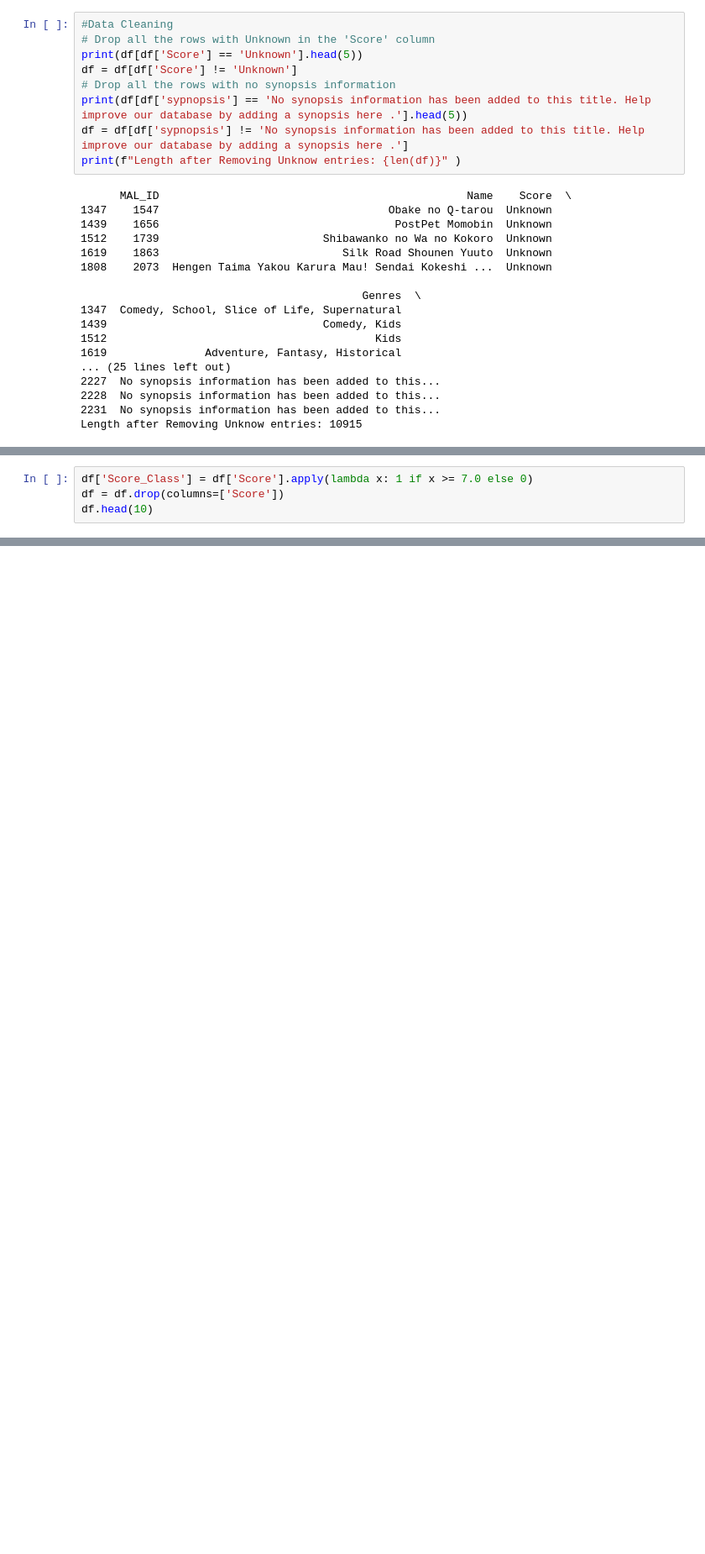
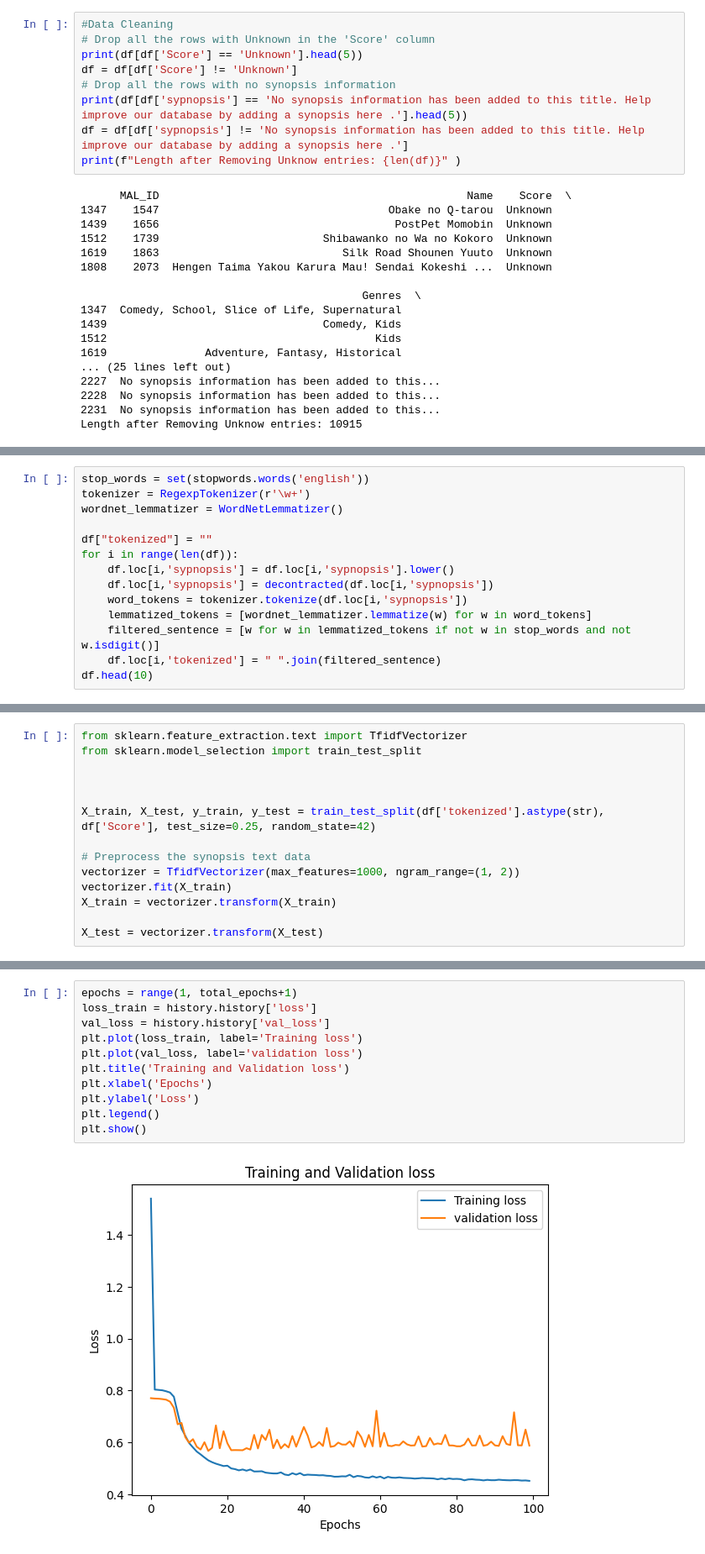
Before and after one commit to AlFarabiDHK/Anime-Recommender, a Jupyter notebook: NLP_mal.ipynb, the cells around one changed output, grey strips where cells are left out. Shown at 84% size. Drawn from its saved outputs; the diff is of its cells as text; blank space fills up the shorter version.

```diff
--- a/NLP_mal.ipynb
+++ b/NLP_mal.ipynb
@@ -275,4 +99,0 @@ Test MSE: 1.7506284838573914e+16
-# %%
-df['Score_Class'] = df['Score'].apply(lambda x: 1 if x >= 7.0 else 0)
-df = df.drop(columns=['Score'])
-df.head(10)
@@ -483,0 +120,14 @@ RuntimeError: Data adapters should be mutually exclusive for handling inputs. Fo
+# %%
+stop_words = set(stopwords.words('english'))
+tokenizer = RegexpTokenizer(r'\w+')
+wordnet_lemmatizer = WordNetLemmatizer()
+
+df["tokenized"] = ""
+for i in range(len(df)):
+    df.loc[i,'sypnopsis'] = df.loc[i,'sypnopsis'].lower()
+    df.loc[i,'sypnopsis'] = decontracted(df.loc[i,'sypnopsis'])
+    word_tokens = tokenizer.tokenize(df.loc[i,'sypnopsis'])
+    lemmatized_tokens = [wordnet_lemmatizer.lemmatize(w) for w in word_tokens]
+    filtered_sentence = [w for w in lemmatized_tokens if not w in stop_words and not w.isdigit()]
+    df.loc[i,'tokenized'] = " ".join(filtered_sentence)
+df.head(10)
@@ -483,0 +148,14 @@ RuntimeError: Data adapters should be mutually exclusive for handling inputs. Fo
+# %%
+from sklearn.feature_extraction.text import TfidfVectorizer
+from sklearn.model_selection import train_test_split
+
+
+
+X_train, X_test, y_train, y_test = train_test_split(df['tokenized'].astype(str), df['Score'], test_size=0.25, random_state=42)
+
+# Preprocess the synopsis text data
+vectorizer = TfidfVectorizer(max_features=1000, ngram_range=(1, 2))
+vectorizer.fit(X_train)
+X_train = vectorizer.transform(X_train)
+
+X_test = vectorizer.transform(X_test)
@@ -483,0 +247,13 @@ RuntimeError: Data adapters should be mutually exclusive for handling inputs. Fo
+# %%
+epochs = range(1, total_epochs+1)
+loss_train = history.history['loss']
+val_loss = history.history['val_loss']
+plt.plot(loss_train, label='Training loss')
+plt.plot(val_loss, label='validation loss')
+plt.title('Training and Validation loss')
+plt.xlabel('Epochs')
+plt.ylabel('Loss')
+plt.legend()
+plt.show()
+# %% [output]
+[figure, added]
```
Also changed, not shown: parts of 36 cells of this notebook.
